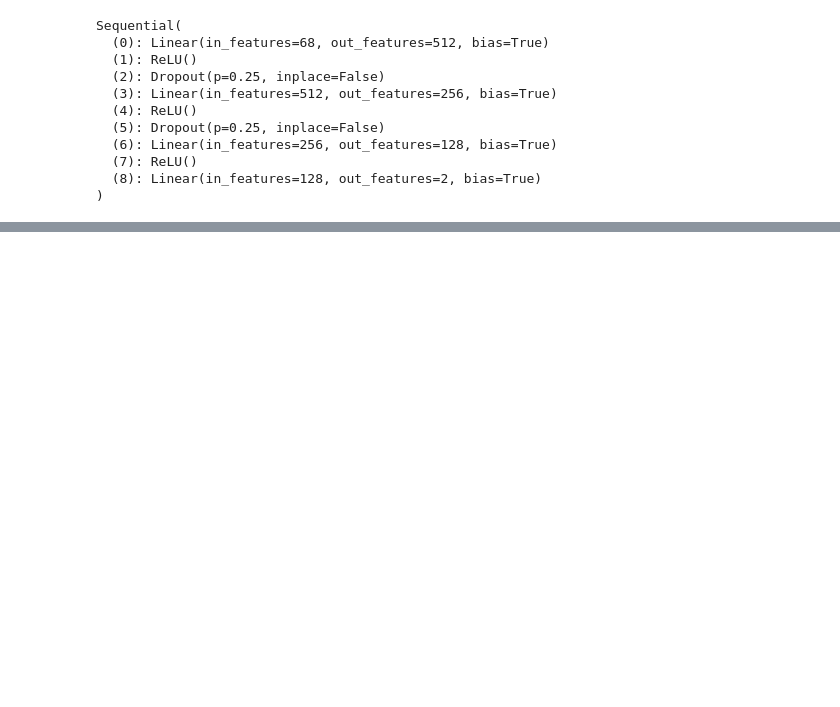
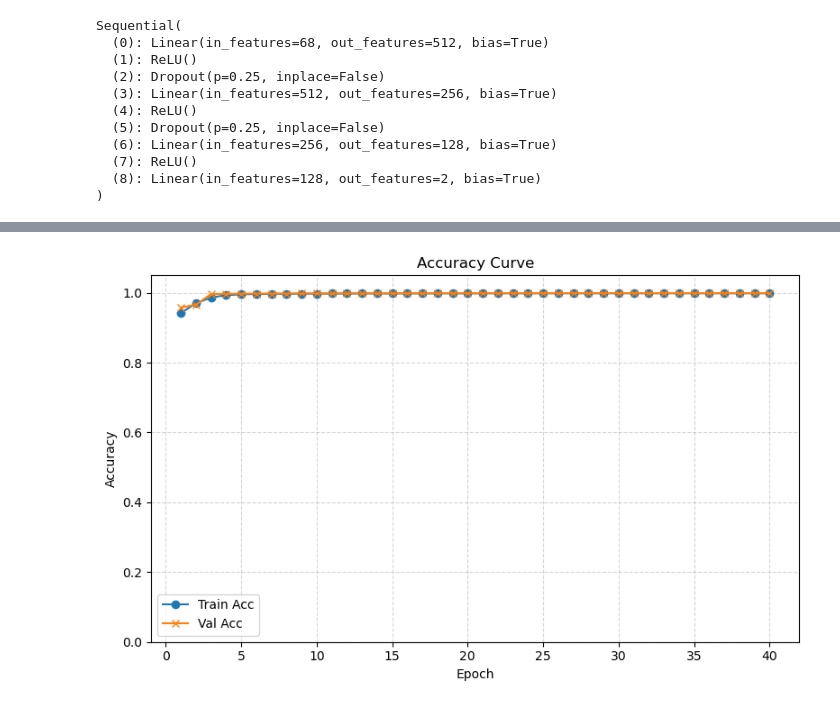
Before and after one commit to Nishchal-Panta/Cybersecurity_threat_detection, a Jupyter notebook: nn-cybersecurity_threat_detection.ipynb, the cells around one changed output, grey strips where cells are left out. Cells and saved outputs as stored; diff of their text form; code cells hidden in the pictures; blank space fills up the shorter version.

```diff
--- a/nn-cybersecurity_threat_detection.ipynb
+++ b/nn-cybersecurity_threat_detection.ipynb
@@ -448,0 +543,16 @@ plt.show()
+# %%
+#Accuracy curve
+if epoch_train_accs and epoch_val_accs:
+    plt.figure(figsize=(8, 5))
+    plt.plot(epochs, epoch_train_accs, label="Train Acc", marker='o')
+    plt.plot(epochs, epoch_val_accs,   label="Val Acc",   marker='x')
+    plt.xlabel("Epoch")
+    plt.ylabel("Accuracy")
+    plt.title("Accuracy Curve")
+    plt.ylim(0, 1.05)
+    plt.legend()
+    plt.grid(True, linestyle="--", alpha=0.5)
+    plt.tight_layout()
+    plt.show()
+# %% [output]
+[figure, added]
```
Also changed, not shown: parts of 11 cells of this notebook.
